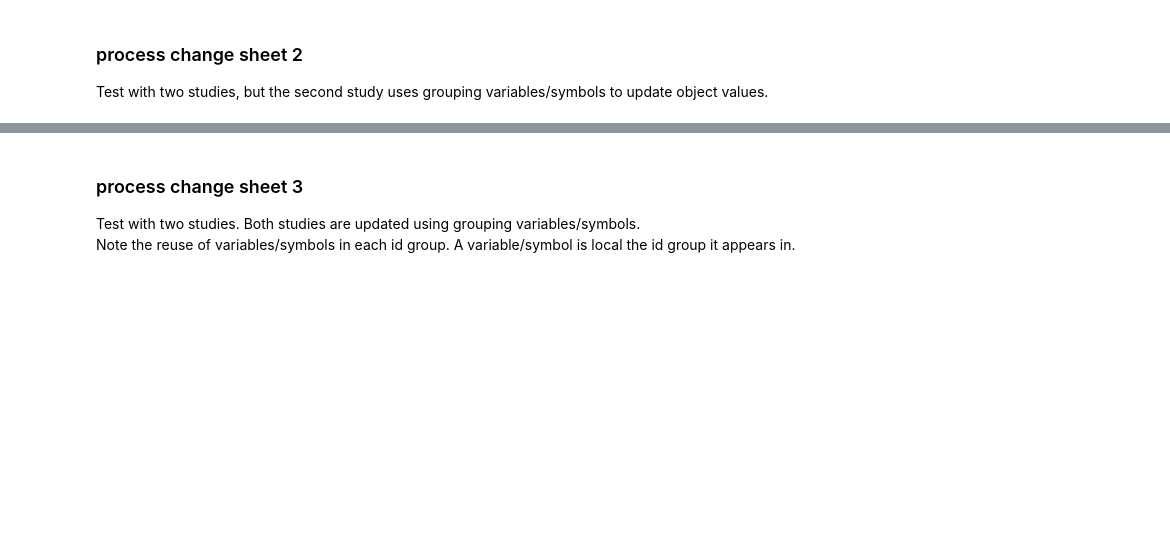
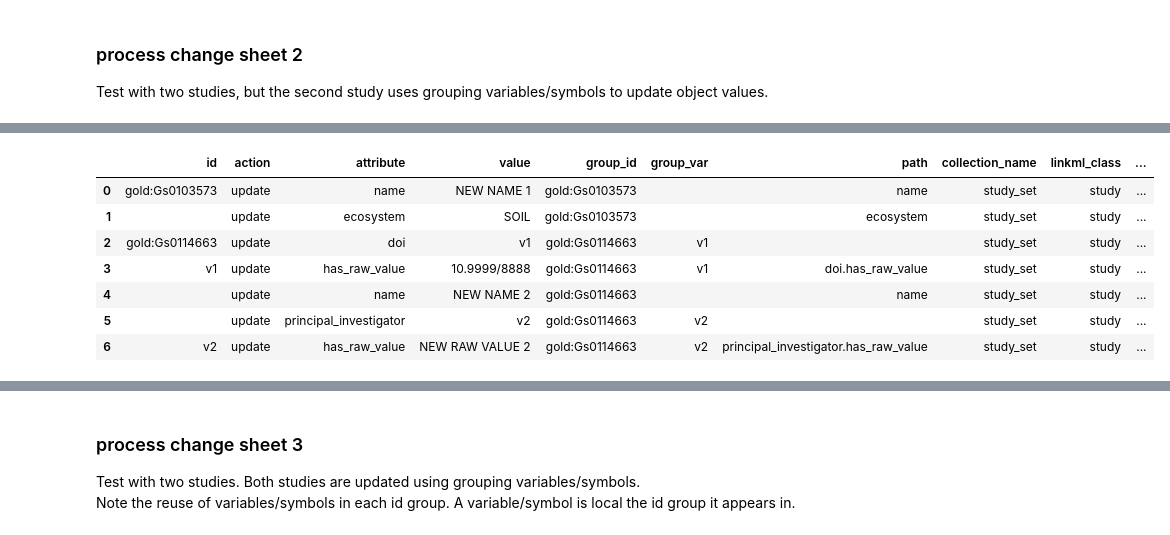
Before and after one commit to microbiomedata/nmdc-runtime, a Jupyter notebook: metadata-translation/notebooks/changesheets-example.ipynb, the cells around one changed output, grey strips where cells are left out. Saved outputs shown, nothing was run; the diff lists cells and outputs as text; code cells hidden in the pictures; blank space fills up the shorter version.

```diff
--- a/metadata-translation/notebooks/changesheets-example.ipynb
+++ b/metadata-translation/notebooks/changesheets-example.ipynb
@@ -85,5 +117,14 @@ pd.read_csv("data/changesheet-without-separator1.tsv", sep="\t", dtype="string")
 # %%
 sheetDf = load_changesheet("data/changesheet-without-separator1.tsv", mongodb)
-# sheetDf
+sheetDf
+# %% [output]
+|  | id | action | attribute | value | group_id | group_var | path | collection_name | linkml_class | ... |
+| 0 | gold:Gs0103573 | update | name | NEW NAME 1 | gold:Gs0103573 |  | name | study_set | study | ... |
+| 1 |  | update | ecosystem | SOIL | gold:Gs0103573 |  | ecosystem | study_set | study | ... |
+| 2 | gold:Gs0114663 | update | doi | v1 | gold:Gs0114663 | v1 |  | study_set | study | ... |
+| 3 | v1 | update | has_raw_value | 10.9999/8888 | gold:Gs0114663 | v1 | doi.has_raw_value | study_set | study | ... |
+| 4 |  | update | name | NEW NAME 2 | gold:Gs0114663 |  | name | study_set | study | ... |
+| 5 |  | update | principal_investigator | v2 | gold:Gs0114663 | v2 |  | study_set | study | ... |
+| 6 | v2 | update | has_raw_value | NEW RAW VALUE 2 | gold:Gs0114663 | v2 | principal_investigator.has_raw_value | study_set | study | ... |
 # %%
 print_results(process_changesheet(sheetDf, mongodb, temp_db))
```
Also changed, not shown: parts of 31 cells of this notebook, 4 other files.
